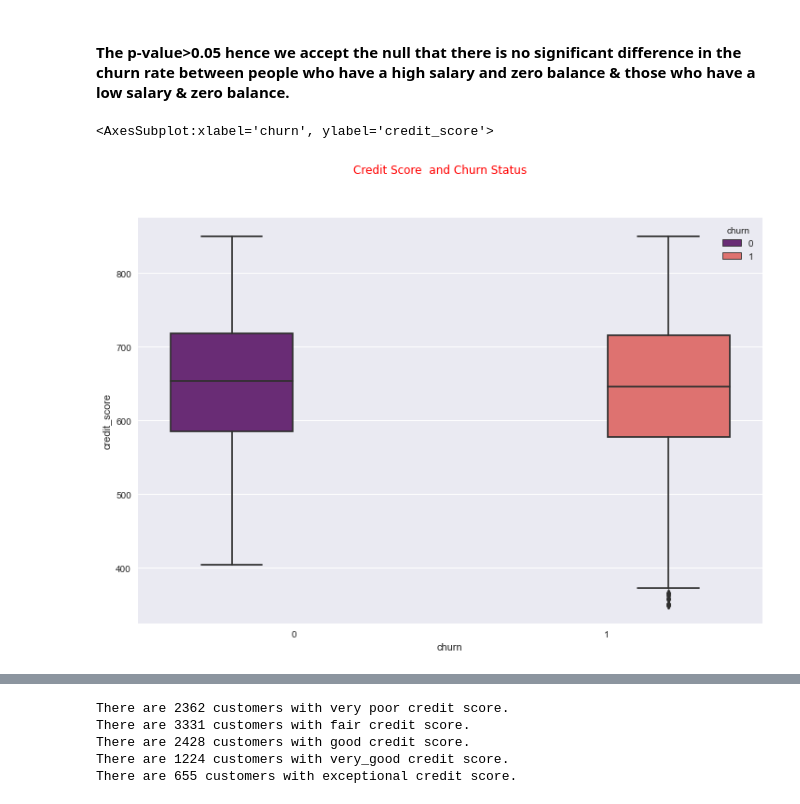
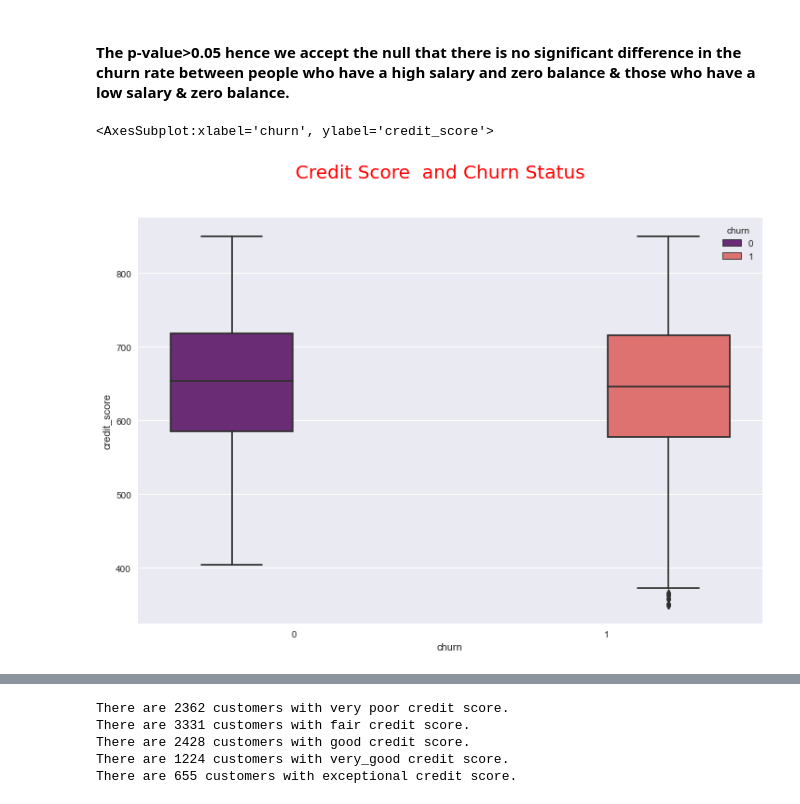
Before and after one commit to sreoshi123/Assignments, a Jupyter notebook: Customer Churn Rate Prediction Project 1 .ipynb, the cells around one changed output, grey strips where cells are left out. Drawn from its saved outputs; the diff is of its cells as text; code cells hidden in the pictures.

```diff
--- a/Customer Churn Rate Prediction Project 1 .ipynb
+++ b/Customer Churn Rate Prediction Project 1 .ipynb
@@ -727,11 +729,11 @@ KruskalResult(statistic=0.82103820801733, pvalue=0.6633058360322271)
 # %%
 # Analyzing the impact of credit score on the churn rate
 plt.figure(figsize=(12,8))
-plt.suptitle('Credit Score  and Churn Status',size=12,fontname='Ariel',color='r')
+plt.suptitle('Credit Score  and Churn Status',size=20,fontname='Ariel',color='r')
 sns.boxplot(y='credit_score',x='churn',hue = 'churn',data=df,palette= 'magma')
 # %% [output]
 <AxesSubplot:xlabel='churn', ylabel='credit_score'>
-[figure, old version]
+[figure, new version]
 # %%
 df['Creditscoregroup']=pd.cut(df.credit_score,bins=[300,579,669,739,799,850],labels = [0,1,2,3,4])
 # 0= very poor,1=Fair,2=Good, 3= Very Good,4=Exceptional
```
Also changed, not shown: parts of 3 cells of this notebook.
